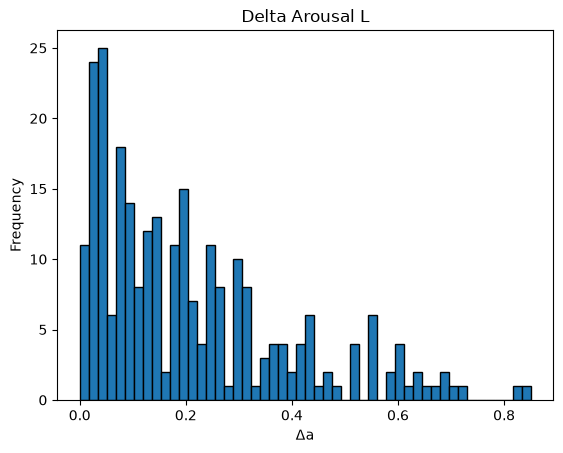
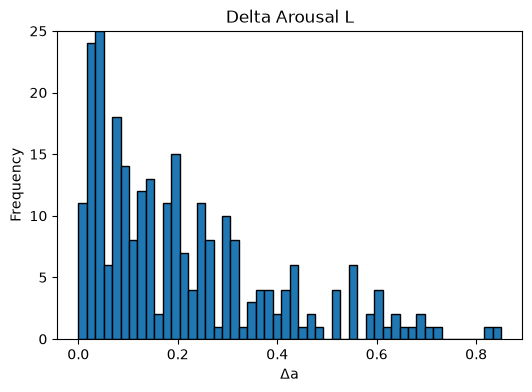
Unified diff of the notebook cell whose output changed from the first chart to the second:
--- before
+++ after
@@ -2,7 +2,9 @@
 import matplotlib.pyplot as plt
 import pandas as pd
+import numpy as np
 
 # 設定
 sp = "L"
+bins = 50
 
 # 入力ファイル
@@ -12,14 +14,27 @@
 df = pd.read_csv(input_csv)
 
+# 各ヒストグラムの頻度を取得
+arousal = df["delta_arousal"].dropna().to_numpy()
+int_kushinada = df["delta_int_kushinada"].dropna().to_numpy()
+hist1, _ = np.histogram(arousal, bins=bins)
+hist2, _ = np.histogram(int_kushinada, bins=bins)
+
+# 最大頻度を取得
+ymax = max(hist1.max(), hist2.max())
+
 # ヒストグラム
-plt.hist(df["delta_arousal"], bins=50, edgecolor="black")
+plt.figure(figsize=(6,4))
+plt.hist(df["delta_arousal"], bins=bins, edgecolor="black")
 plt.title("Delta Arousal L")
 plt.xlabel("Δa")
 plt.ylabel("Frequency")
+plt.ylim(0, ymax)
 plt.show()
 
-plt.hist(df["delta_int_kushinada"], bins=50, edgecolor="black")
+plt.figure(figsize=(6,4))
+plt.hist(df["delta_int_kushinada"], bins=bins, edgecolor="black")
 plt.title("Delta Intencity L")
 plt.xlabel("Δint")
 plt.ylabel("Frequency")
+plt.ylim(0, ymax)
 plt.show()

Commit: fix hist yscale